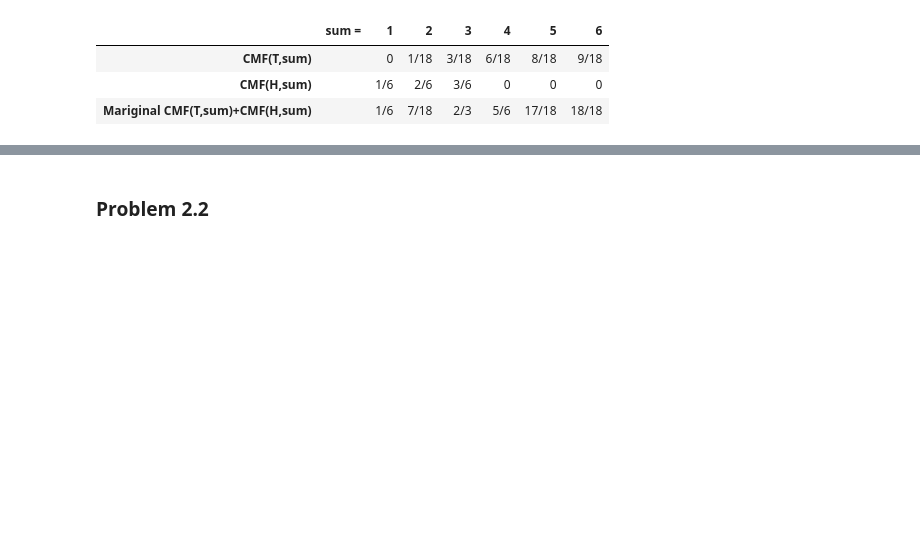
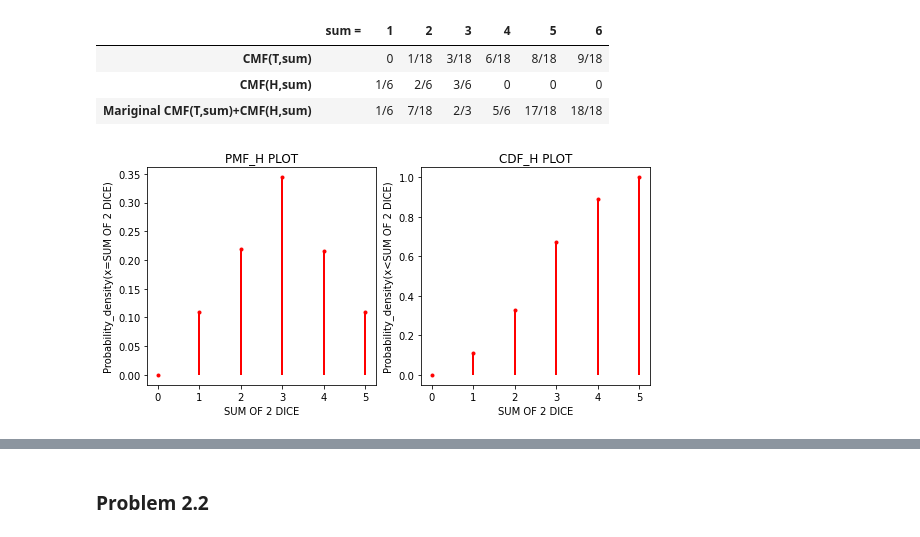
Before and after one commit to kmiec96/Modern-data-science, a Jupyter notebook: ML_2021_set2.ipynb, the cells around one changed output, grey strips where cells are left out. Saved outputs shown, nothing was run; the diff lists cells and outputs as text; code cells hidden in the pictures; blank space fills up the shorter version.

```diff
--- a/ML_2021_set2.ipynb
+++ b/ML_2021_set2.ipynb
@@ -377,7 +377,7 @@ def PMF_2(Data):
         else:
             pmf_T[Data[i][1]-1]=pmf_T[Data[i][1]-1]+1
 
-    return [pmf_H, pmf_T]
+    return [pmf_H/np.sum(pmf_H), pmf_T/np.sum(pmf_T)]
 
 def roll(n):
     outcome=[]
@@ -398,27 +398,29 @@ def toss_roll(m):
         result.append([out, die_result])
     return result
 
-Data=toss_roll(20)
+Data=toss_roll(10000)
 
 PMF_H=PMF_2(Data)[0]
 PMF_T=PMF_2(Data)[1]
 
 CDF_H = np.cumsum(PMF_H)
 CDF_T = np.cumsum(PMF_T)
-summ  =  np.arange(1,6)
-
-fig, (ax1, ax2) = plt.subplots(1, 2,figsize=(9, 4))
-ax1.set_title("PMF PLOT")
-ax1.set_xlabel("X(E)")
-ax1.set_ylabel("Probability_density(x=X(E))")
-ax1.set_xticks(np.arange(0, 2.1, step=1))
-ax1.vlines(XE, 0, pmf, colors='r', linestyles='-', lw=2)
-ax1.plot(XE, pmf, 'ro', ms=3, mec='r')
-
-ax2.set_title("CDF PLOT")
-ax2.set_xlabel("X(E)")
-ax2.set_ylabel("Probability_density(x<X(E))")
-ax2.set_xticks(np.arange(0, 2.1, step=1))
-ax2.vlines(XE, 0, cdf, colors='r', linestyles='-', lw=2)
-ax2.plot(XE, cdf, 'ro', ms=3, mec='r')
-plt.show()
+summ  =  np.arange(0,6)
+# %%
+figH, (axH1, axH2) = plt.subplots(1, 2,figsize=(9, 4))
+axH1.set_title("PMF_H PLOT")
+axH1.set_xlabel("SUM OF 2 DICE")
+axH1.set_ylabel("Probability_density(x=SUM OF 2 DICE)")
+axH1.set_xticks(np.arange(0, 6.1, step=1))
+axH1.vlines(summ, 0, PMF_H, colors='r', linestyles='-', lw=2)
+axH1.plot(summ, PMF_H, 'ro', ms=3, mec='r')
+
+axH2.set_title("CDF_H PLOT")
+axH2.set_xlabel("SUM OF 2 DICE")
+axH2.set_ylabel("Probability_density(x<SUM OF 2 DICE)")
+axH2.set_xticks(np.arange(0, 6.1, step=1))
+axH2.vlines(summ, 0, CDF_H, colors='r', linestyles='-', lw=2)
+axH2.plot(summ, CDF_H, 'ro', ms=3, mec='r')
+plt.show()
+# %% [output]
+[figure, added]
```
Also changed, not shown: parts of 1 cell of this notebook.
